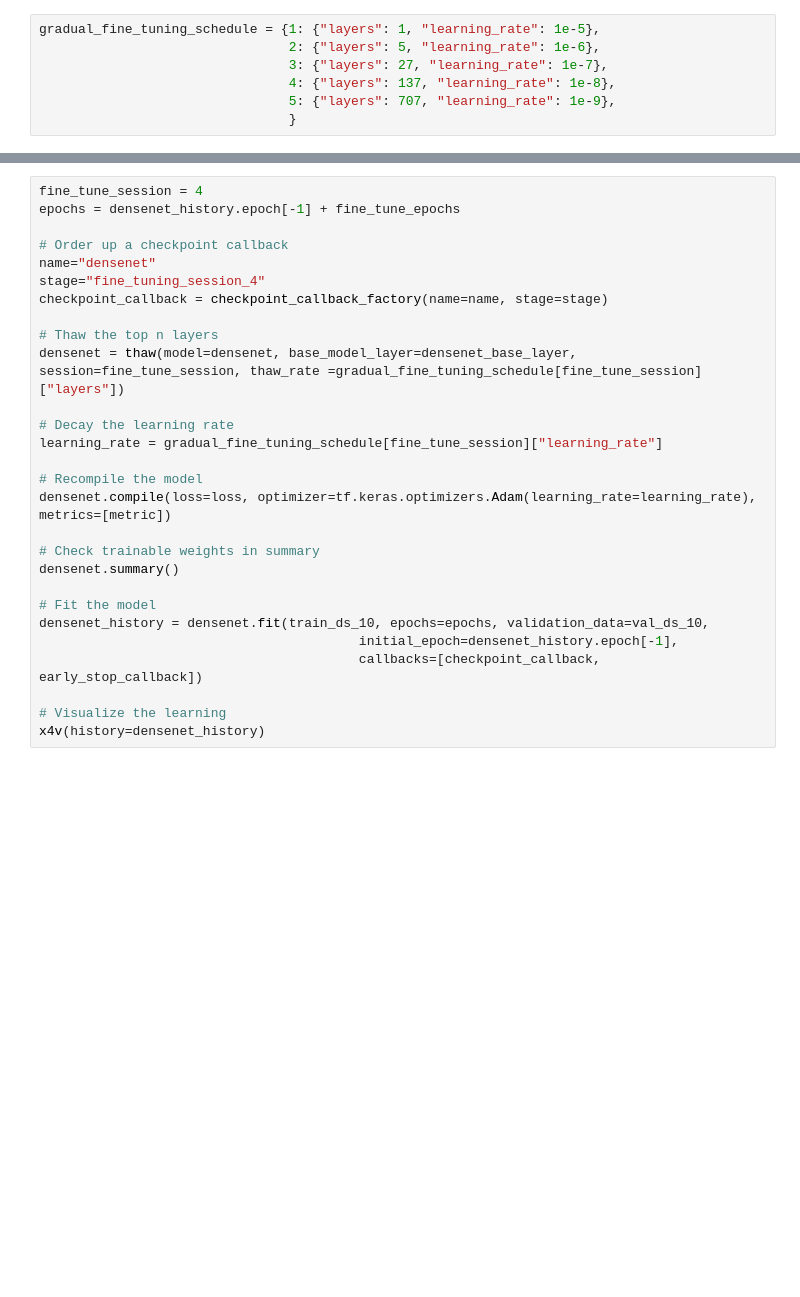
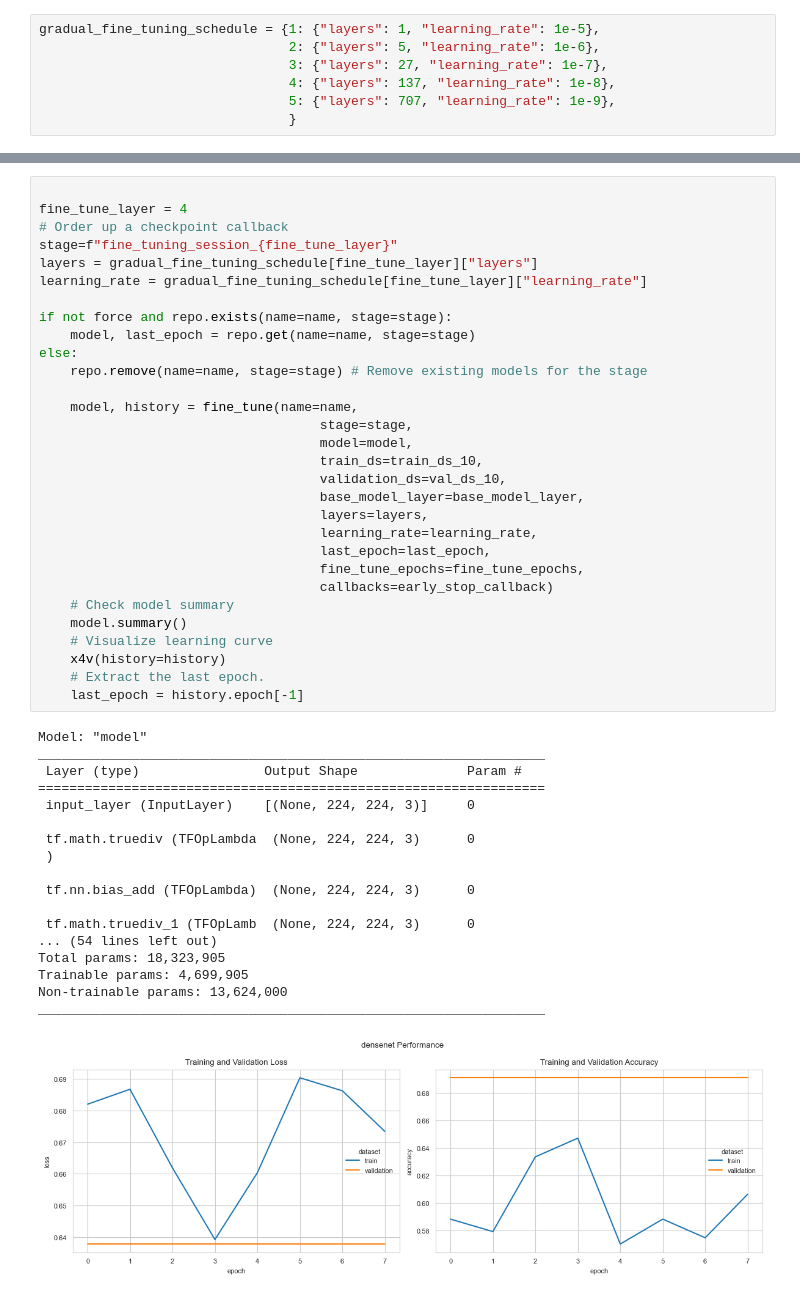
Before and after one commit to john-james-ai/BreastCancerDetection, a Jupyter notebook: notebooks/lab/model/densenet.ipynb, the cells around one changed output, grey strips where cells are left out. Saved outputs shown, nothing was run; the diff lists cells and outputs as text; blank space fills up the shorter version.

```diff
--- a/notebooks/lab/model/densenet.ipynb
+++ b/notebooks/lab/model/densenet.ipynb
@@ -312,29 +347,50 @@ x4v(history=densenet_history)
-# %%
-fine_tune_session = 4
-epochs = densenet_history.epoch[-1] + fine_tune_epochs
-
-# Order up a checkpoint callback
-name="densenet"
-stage="fine_tuning_session_4"
-checkpoint_callback = checkpoint_callback_factory(name=name, stage=stage)
-
-# Thaw the top n layers
-densenet = thaw(model=densenet, base_model_layer=densenet_base_layer, session=fine_tune_session, thaw_rate =gradual_fine_tuning_schedule[fine_tune_session]["layers"])
-
-# Decay the learning rate
-learning_rate = gradual_fine_tuning_schedule[fine_tune_session]["learning_rate"]
-
-# Recompile the model
-densenet.compile(loss=loss, optimizer=tf.keras.optimizers.Adam(learning_rate=learning_rate), metrics=[metric])
-
-# Check trainable weights in summary
-densenet.summary()
-
-# Fit the model
-densenet_history = densenet.fit(train_ds_10, epochs=epochs, validation_data=val_ds_10,
-                                         initial_epoch=densenet_history.epoch[-1],
-                                         callbacks=[checkpoint_callback, early_stop_callback])
-
-# Visualize the learning
-x4v(history=densenet_history)
+# %%
+
+fine_tune_layer = 4
+# Order up a checkpoint callback
+stage=f"fine_tuning_session_{fine_tune_layer}"
+layers = gradual_fine_tuning_schedule[fine_tune_layer]["layers"]
+learning_rate = gradual_fine_tuning_schedule[fine_tune_layer]["learning_rate"]
+
+if not force and repo.exists(name=name, stage=stage):
+    model, last_epoch = repo.get(name=name, stage=stage)
+else:
+    repo.remove(name=name, stage=stage) # Remove existing models for the stage
+
+    model, history = fine_tune(name=name,
+                                    stage=stage,
+                                    model=model,
+                                    train_ds=train_ds_10,
+                                    validation_ds=val_ds_10,
+                                    base_model_layer=base_model_layer,
+                                    layers=layers,
+                                    learning_rate=learning_rate,
+                                    last_epoch=last_epoch,
+                                    fine_tune_epochs=fine_tune_epochs,
+                                    callbacks=early_stop_callback)
+    # Check model summary
+    model.summary()
+    # Visualize learning curve
+    x4v(history=history)
+    # Extract the last epoch.
+    last_epoch = history.epoch[-1]
+# %% [output]
+Model: "model"
+_________________________________________________________________
+ Layer (type)                Output Shape              Param #
+=================================================================
+ input_layer (InputLayer)    [(None, 224, 224, 3)]     0
+
+ tf.math.truediv (TFOpLambda  (None, 224, 224, 3)      0
+ )
+
+ tf.nn.bias_add (TFOpLambda)  (None, 224, 224, 3)      0
+
+ tf.math.truediv_1 (TFOpLamb  (None, 224, 224, 3)      0
+... (54 lines left out)
+Total params: 18,323,905
+Trainable params: 4,699,905
+Non-trainable params: 13,624,000
+_________________________________________________________________
+[figure, added]
 # %% [markdown]
```
Also changed, not shown: parts of 31 cells of this notebook, 3 other files.
